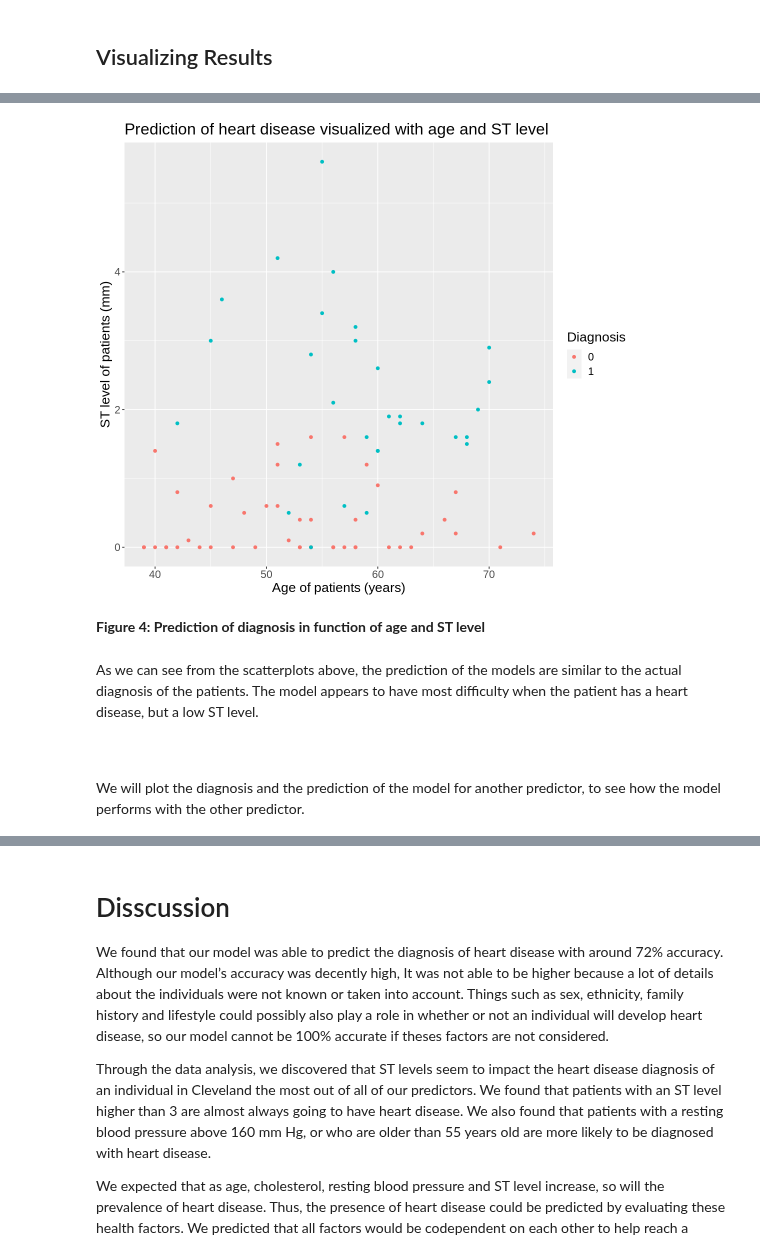
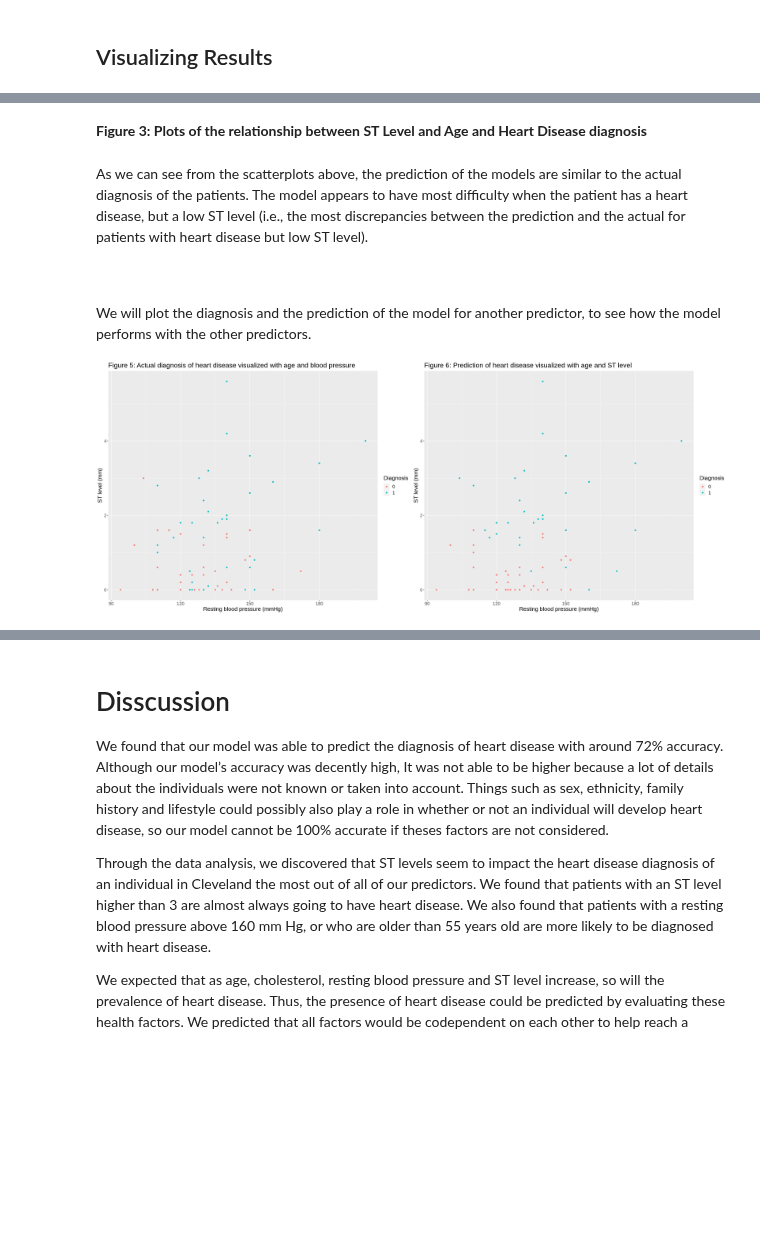
Before and after one commit to sendhelpDSCI/UBC_DSCI100_Group166, a Jupyter notebook: Final Report.ipynb, the cells around one changed output, grey strips where cells are left out. Drawn from its saved outputs; the diff is of its cells as text; code cells hidden in the pictures; blank space fills up the shorter version.

```diff
--- a/Final Report.ipynb
+++ b/Final Report.ipynb
@@ -250,28 +246,28 @@ testing_plot_age_ST
-# %%
-prediction_plot_age_ST
-# %% [output]
-[figure, removed]
 # %% [markdown]
-**Figure 4: Prediction of diagnosis in function of age and ST level**
+**Figure 3: Plots of the relationship between ST Level and Age and Heart Disease diagnosis**
 # %% [markdown]
 As we can see from the scatterplots above, the prediction of the models are similar to the actual diagnosis
-of the patients. The model appears to have most difficulty when the patient has a heart disease, but a low ST level.
+of the patients. The model appears to have most difficulty when the patient has a heart disease, but a low ST level (i.e., the most discrepancies between the prediction and the actual for patients with heart disease but low ST level).
 # %% [markdown]
 <p>&nbsp;</p>
-We will plot the diagnosis and the prediction of the model for another predictor, to see how the model performs with the other predictor.
+We will plot the diagnosis and the prediction of the model for another predictor, to see how the model performs with the other predictors.
 # %%
-options(repr.plot.width = 9, repr.plot.height = 8)
+options(repr.plot.width = 25, repr.plot.height=10)
 prediction_plot_st_bp<-prediction|>
 ggplot(aes(x=resting_blood_pressure, y=ST_level, colour=.pred_class))+
     geom_point()+
        labs(y='ST level (mm)', x='Resting blood pressure (mmHg)', colour='Diagnosis')+
 ggtitle('Figure 6: Prediction of heart disease visualized with age and ST level')+
 theme(text=element_text(size=16))
 
 
 testing_plot_st_bp<-prediction|>
 ggplot(aes(y=ST_level, x=resting_blood_pressure, colour=diagnosis))+
 geom_point()+
 labs(y='ST level (mm)', x='Resting blood pressure (mmHg)', colour='Diagnosis')+
 ggtitle('Figure 5: Actual diagnosis of heart disease visualized with age and blood pressure')+
 theme(text=element_text(size=16))
+
+plot_grid(testing_plot_st_bp, prediction_plot_st_bp)
+# %% [output]
+[figure, added]
```
Also changed, not shown: parts of 14 cells of this notebook.
